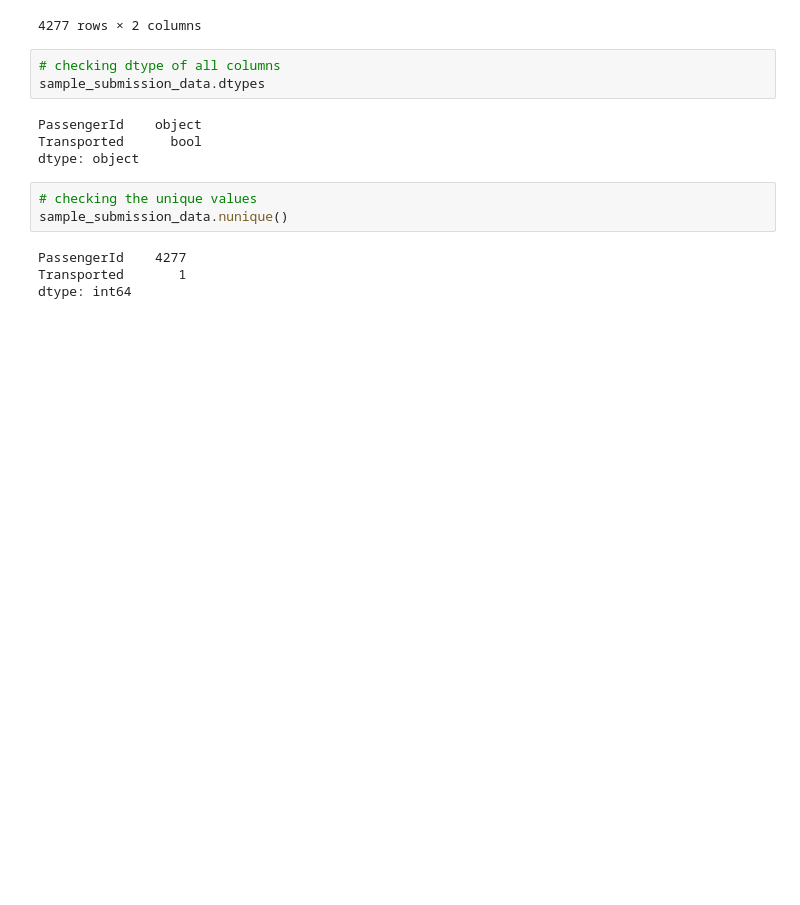
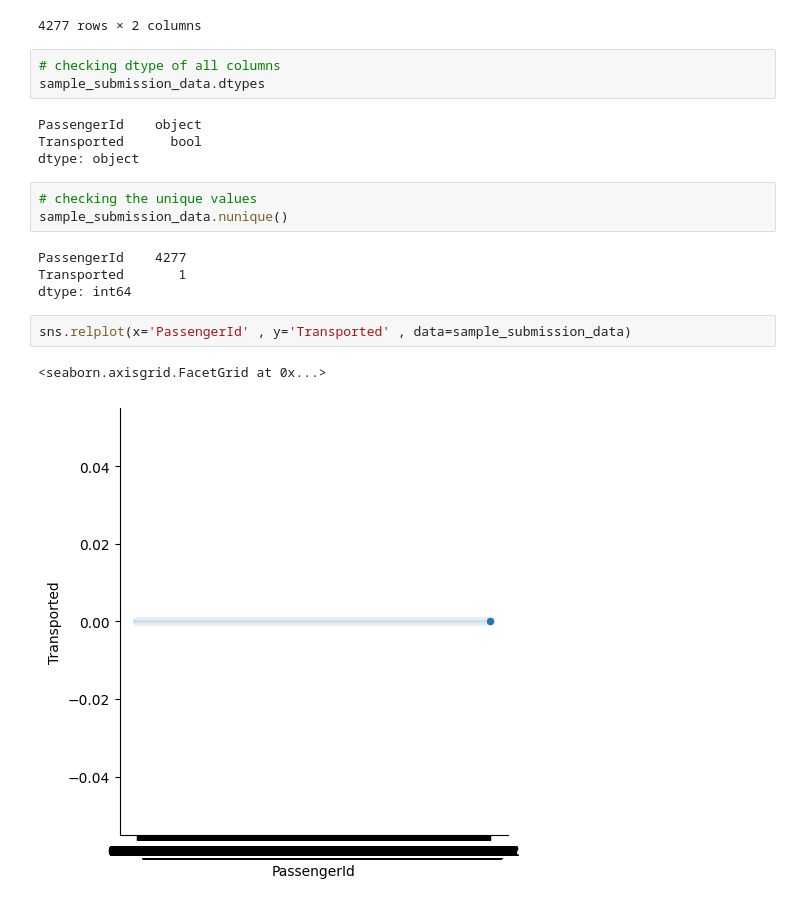
Before and after one commit to 7PAM2015-0105-2023-Team1/kaggle_challenge_team_1, a Jupyter notebook: Kaggle_Challenge_Team_1.ipynb, the cells around one changed output. Drawn from its saved outputs; the diff is of its cells as text; blank space fills up the shorter version.

```diff
--- a/Kaggle_Challenge_Team_1.ipynb
+++ b/Kaggle_Challenge_Team_1.ipynb
@@ -306,3 +306,8 @@ sample_submission_data.nunique()
 PassengerId    4277
 Transported       1
 dtype: int64
+# %%
+sns.relplot(x='PassengerId' , y='Transported' , data=sample_submission_data)
+# %% [output]
+<seaborn.axisgrid.FacetGrid at 0x...>
+[figure, added]
```
Also changed, not shown: parts of 4 cells of this notebook.
